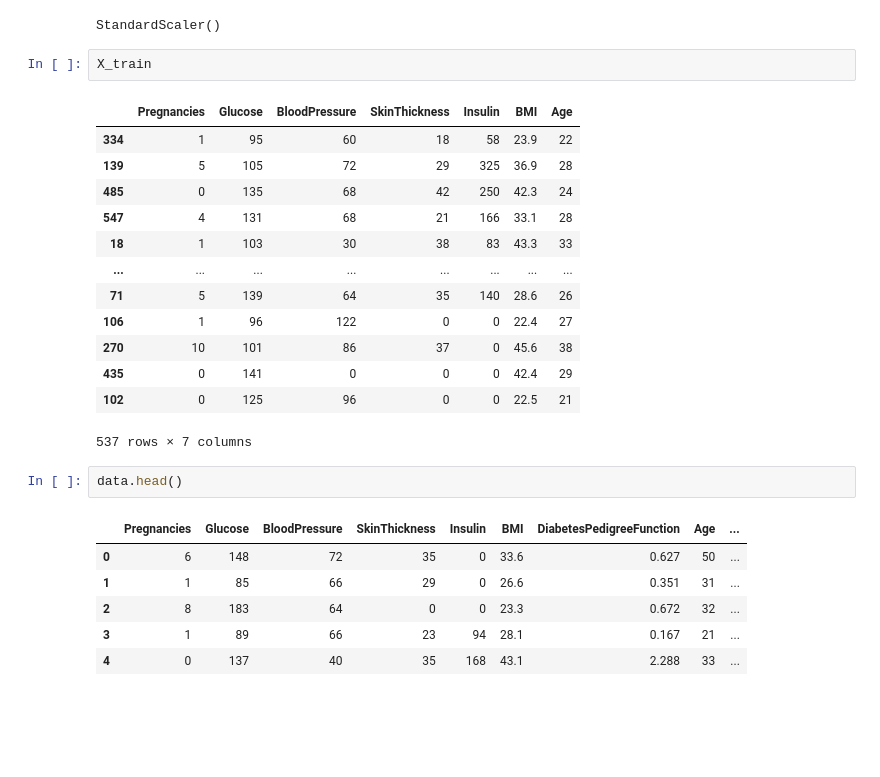
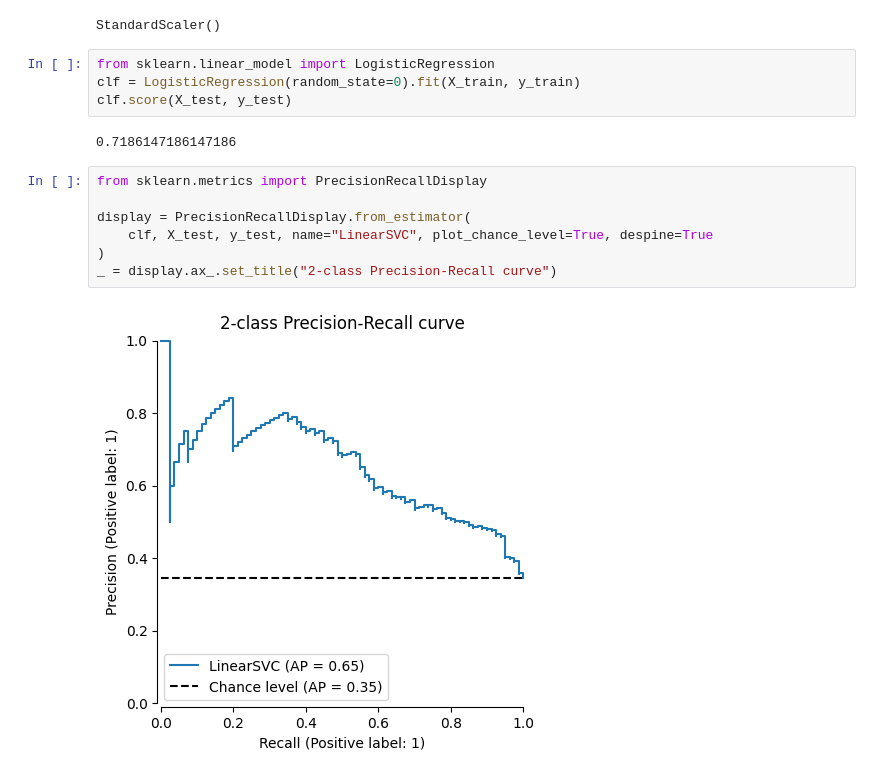
Before and after one commit to pratiksontakke/evaluation_03_ml, a Jupyter notebook: logistic_regression_decision_trees.ipynb, the cells around one changed output. Saved outputs shown, nothing was run; the diff lists cells and outputs as text; blank space fills up the shorter version.

```diff
--- a/logistic_regression_decision_trees.ipynb
+++ b/logistic_regression_decision_trees.ipynb
@@ -100,28 +100,18 @@ scaler.fit(X_train)
 scaler.fit(X_test)
 # %% [output]
 StandardScaler()
-# %%
-X_train
-# %% [output]
-|  | Pregnancies | Glucose | BloodPressure | SkinThickness | Insulin | BMI | Age |
-| 334 | 1 | 95 | 60 | 18 | 58 | 23.9 | 22 |
-| 139 | 5 | 105 | 72 | 29 | 325 | 36.9 | 28 |
-| 485 | 0 | 135 | 68 | 42 | 250 | 42.3 | 24 |
-| 547 | 4 | 131 | 68 | 21 | 166 | 33.1 | 28 |
-| 18 | 1 | 103 | 30 | 38 | 83 | 43.3 | 33 |
-| ... | ... | ... | ... | ... | ... | ... | ... |
-| 71 | 5 | 139 | 64 | 35 | 140 | 28.6 | 26 |
-| 106 | 1 | 96 | 122 | 0 | 0 | 22.4 | 27 |
-| 270 | 10 | 101 | 86 | 37 | 0 | 45.6 | 38 |
-| 435 | 0 | 141 | 0 | 0 | 0 | 42.4 | 29 |
-| 102 | 0 | 125 | 96 | 0 | 0 | 22.5 | 21 |
-537 rows × 7 columns
-# %%
-data.head()
-# %% [output]
-|  | Pregnancies | Glucose | BloodPressure | SkinThickness | Insulin | BMI | DiabetesPedigreeFunction | Age | ... |
-| 0 | 6 | 148 | 72 | 35 | 0 | 33.6 | 0.627 | 50 | ... |
-| 1 | 1 | 85 | 66 | 29 | 0 | 26.6 | 0.351 | 31 | ... |
-| 2 | 8 | 183 | 64 | 0 | 0 | 23.3 | 0.672 | 32 | ... |
-| 3 | 1 | 89 | 66 | 23 | 94 | 28.1 | 0.167 | 21 | ... |
-| 4 | 0 | 137 | 40 | 35 | 168 | 43.1 | 2.288 | 33 | ... |
+# %%
+from sklearn.linear_model import LogisticRegression
+clf = LogisticRegression(random_state=0).fit(X_train, y_train)
+clf.score(X_test, y_test)
+# %% [output]
+0.7186147186147186
+# %%
+from sklearn.metrics import PrecisionRecallDisplay
+
+display = PrecisionRecallDisplay.from_estimator(
+    clf, X_test, y_test, name="LinearSVC", plot_chance_level=True, despine=True
+)
+_ = display.ax_.set_title("2-class Precision-Recall curve")
+# %% [output]
+[figure, added]
```
